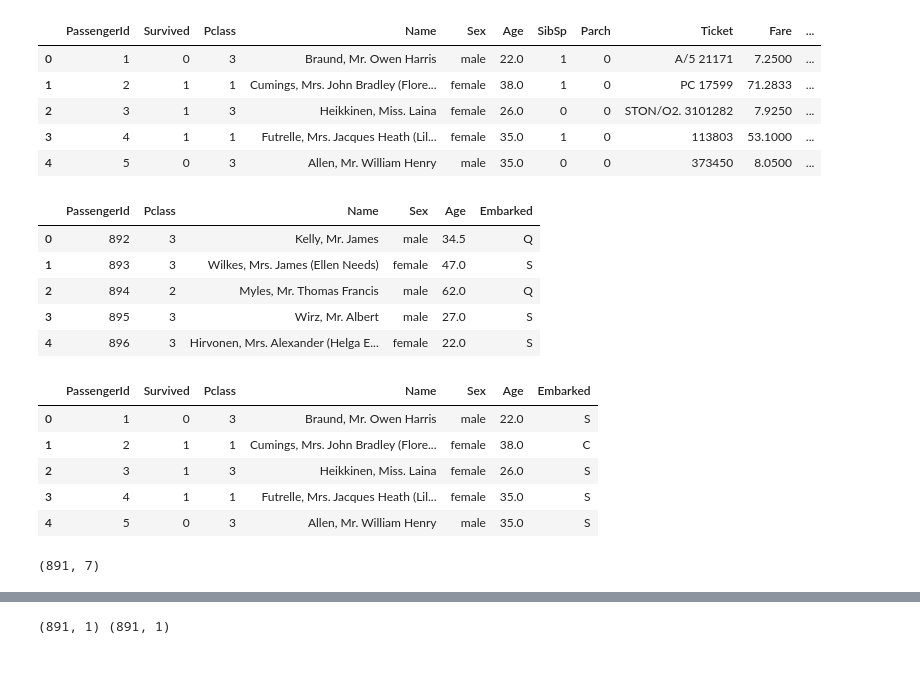
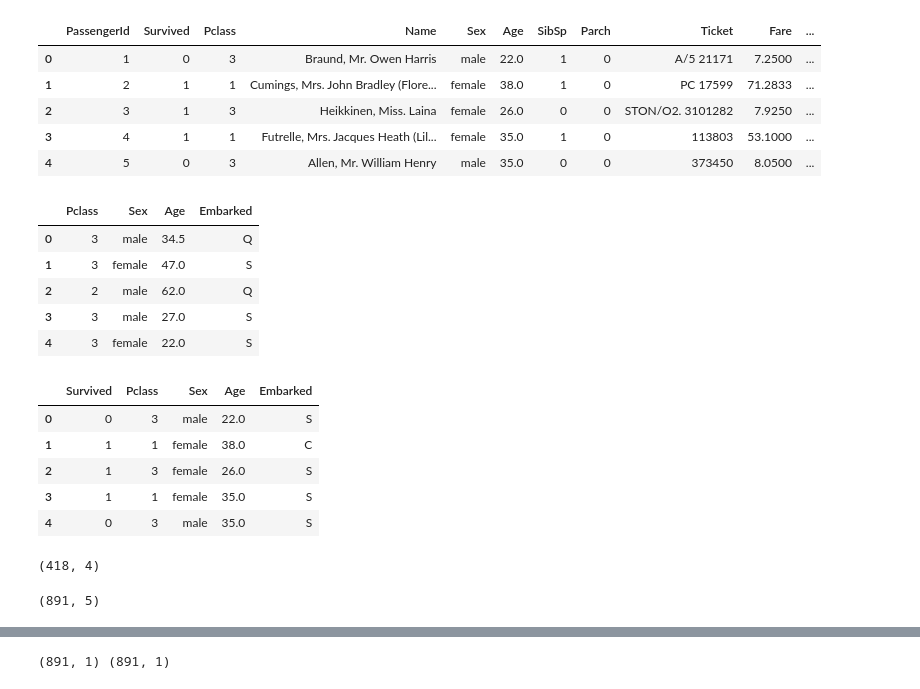
Before and after one commit to MichelleLucio/Titanic-Machine-Learning-Project, a Jupyter notebook: Titanic.ipynb, the cells around one changed output, grey strips where cells are left out. Saved outputs shown, nothing was run; the diff lists cells and outputs as text; code cells hidden in the pictures.

```diff
--- a/Titanic.ipynb
+++ b/Titanic.ipynb
@@ -53,37 +59,46 @@ train_df.head()
 # cabin:    Cabin number
 # embarked:    Port of Embarkation
 # %%
+#Save PassengerId for later analysis
+test_data_passengerid = test_df["PassengerId"]
+
 # Removing following columns, as unnecessary for our analysis:
 # sipsp
 # parch
 # ticket
 # fare
 # cabin
-test_data_clean = test_df.drop(['SibSp', 'Parch', 'Ticket', 'Fare', 'Cabin'], axis=1)
+# name
+test_data_clean = test_df.drop(['Name','PassengerId','SibSp', 'Parch', 'Ticket', 'Fare', 'Cabin'], axis=1)
 test_data_clean.head()
 # %% [output]
-|  | PassengerId | Pclass | Name | Sex | Age | Embarked |
-| 0 | 892 | 3 | Kelly, Mr. James | male | 34.5 | Q |
-| 1 | 893 | 3 | Wilkes, Mrs. James (Ellen Needs) | female | 47.0 | S |
-| 2 | 894 | 2 | Myles, Mr. Thomas Francis | male | 62.0 | Q |
-| 3 | 895 | 3 | Wirz, Mr. Albert | male | 27.0 | S |
-| 4 | 896 | 3 | Hirvonen, Mrs. Alexander (Helga E... | female | 22.0 | S |
+|  | Pclass | Sex | Age | Embarked |
+| 0 | 3 | male | 34.5 | Q |
+| 1 | 3 | female | 47.0 | S |
+| 2 | 2 | male | 62.0 | Q |
+| 3 | 3 | male | 27.0 | S |
+| 4 | 3 | female | 22.0 | S |
 # %%
-train_data_clean = train_df.drop(['SibSp', 'Parch', 'Ticket', 'Fare', 'Cabin'], axis=1)
+train_data_clean = train_df.drop(['Name','PassengerId','SibSp', 'Parch', 'Ticket', 'Fare', 'Cabin'], axis=1)
 train_data_clean.head()
 # %% [output]
-|  | PassengerId | Survived | Pclass | Name | Sex | Age | Embarked |
-| 0 | 1 | 0 | 3 | Braund, Mr. Owen Harris | male | 22.0 | S |
-| 1 | 2 | 1 | 1 | Cumings, Mrs. John Bradley (Flore... | female | 38.0 | C |
-| 2 | 3 | 1 | 3 | Heikkinen, Miss. Laina | female | 26.0 | S |
-| 3 | 4 | 1 | 1 | Futrelle, Mrs. Jacques Heath (Lil... | female | 35.0 | S |
-| 4 | 5 | 0 | 3 | Allen, Mr. William Henry | male | 35.0 | S |
+|  | Survived | Pclass | Sex | Age | Embarked |
+| 0 | 0 | 3 | male | 22.0 | S |
+| 1 | 1 | 1 | female | 38.0 | C |
+| 2 | 1 | 3 | female | 26.0 | S |
+| 3 | 1 | 1 | female | 35.0 | S |
+| 4 | 0 | 3 | male | 35.0 | S |
 # %%
 train_data_clean.to_csv(r'static/training_data_clean.csv')
 # %%
 test_data_clean.to_csv(r'static/test_data_clean.csv')
+# %%
+test_df = test_data_clean
+print(test_df.shape)
+# %% [output]
+(418, 4)
 # %%
 train_df = train_data_clean
 print(train_df.shape)
 # %% [output]
-(891, 7)
+(891, 5)
```
Also changed, not shown: parts of 40 cells of this notebook.
